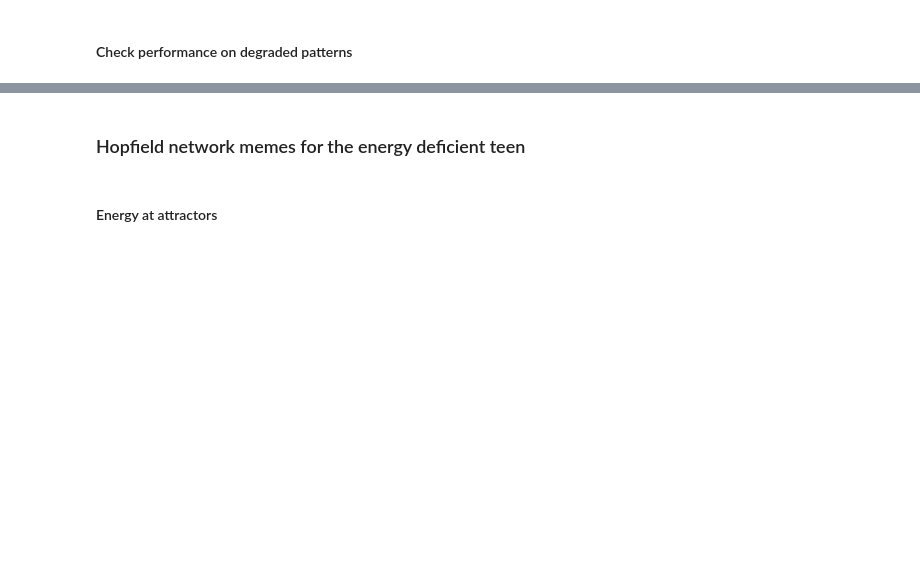
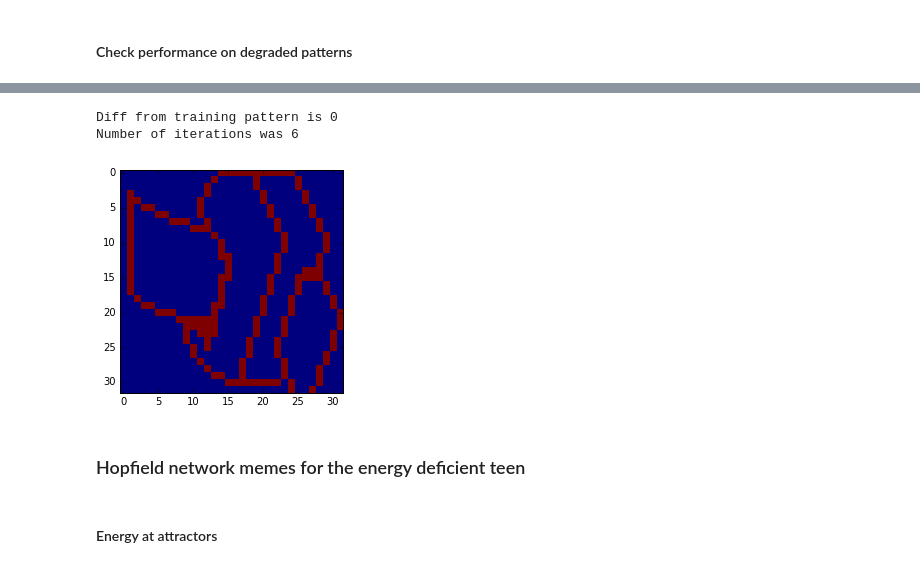
Before and after one commit to Styren/DD2437, a Jupyter notebook: Lab3/Lab3.ipynb, the cells around one changed output, grey strips where cells are left out. Saved outputs shown, nothing was run; the diff lists cells and outputs as text; code cells hidden in the pictures; blank space fills up the shorter version.

```diff
--- a/Lab3/Lab3.ipynb
+++ b/Lab3/Lab3.ipynb
@@ -203,3 +220,14 @@ hn.plot(test3)
+# %%
+#Using random sequential updates
+p10_arecalled, iter_, energy_random = hn.recall(testData[-2], method= 'random')
+diff = np.multiply(p10_arecalled,trainingData[0])
+print("Diff from training pattern is {}".format(len(diff[diff<0])))
+print("Number of iterations was {}".format(iter_))
+hn.plot(p10_arecalled)
+# %% [output]
+Diff from training pattern is 0
+Number of iterations was 6
+[figure, added]
 # %% [markdown]
 ### Hopfield network memes for the energy deficient teen
 # %% [markdown]
```
Also changed, not shown: parts of 43 cells of this notebook.
